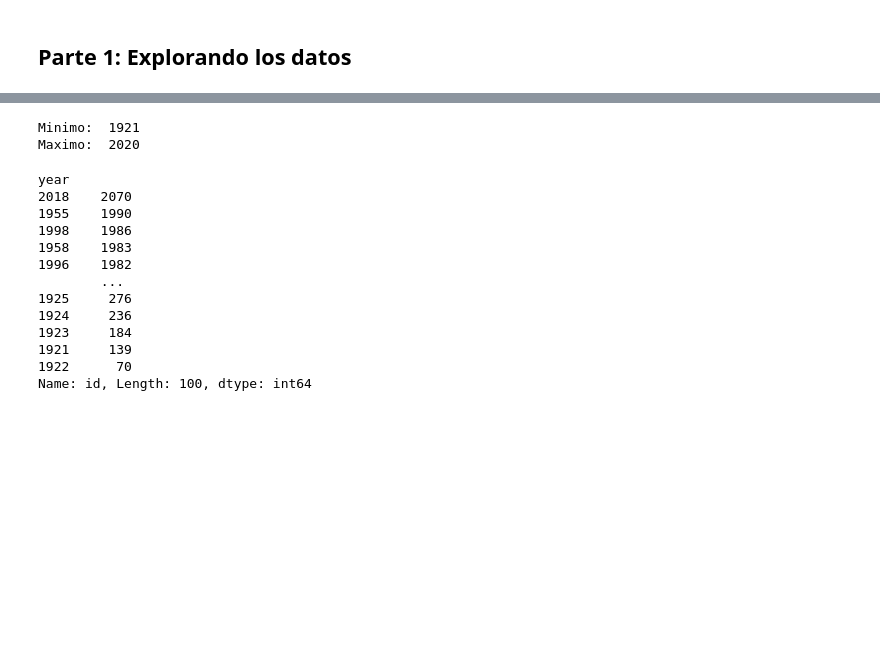
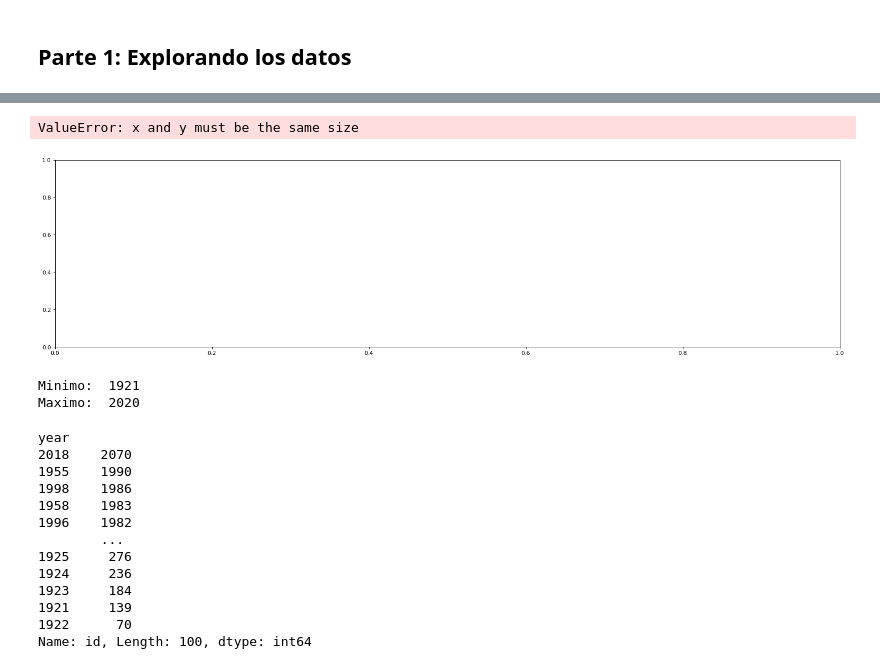
Before and after one commit to preluis/Project-portfolio, a Jupyter notebook: Notebooks/analisis_inicial.ipynb, the cells around one changed output, grey strips where cells are left out. Drawn from its saved outputs; the diff is of its cells as text; code cells hidden in the pictures; blank space fills up the shorter version.

```diff
--- a/Notebooks/analisis_inicial.ipynb
+++ b/Notebooks/analisis_inicial.ipynb
@@ -107,7 +137,11 @@ spotify.groupby(['year']).mean()['duration_ms'].plot.bar()
 # %%
 #Adjusting Plot
 
-plt.figure(figsize(25,5),dpi=80)
+plt.figure(figsize=(25,6),dpi=80)
+plt.scatter(x=spotify['year'], y=spotify.groupby(['year']).mean()['duration_ms'])
+# %% [output]
+ValueError: x and y must be the same size
+[figure, added]
 # %%
 #Which years are considered in the dataset?
 spotify.groupby(['year']).count()['id']
```
Also changed, not shown: parts of 9 cells of this notebook.
